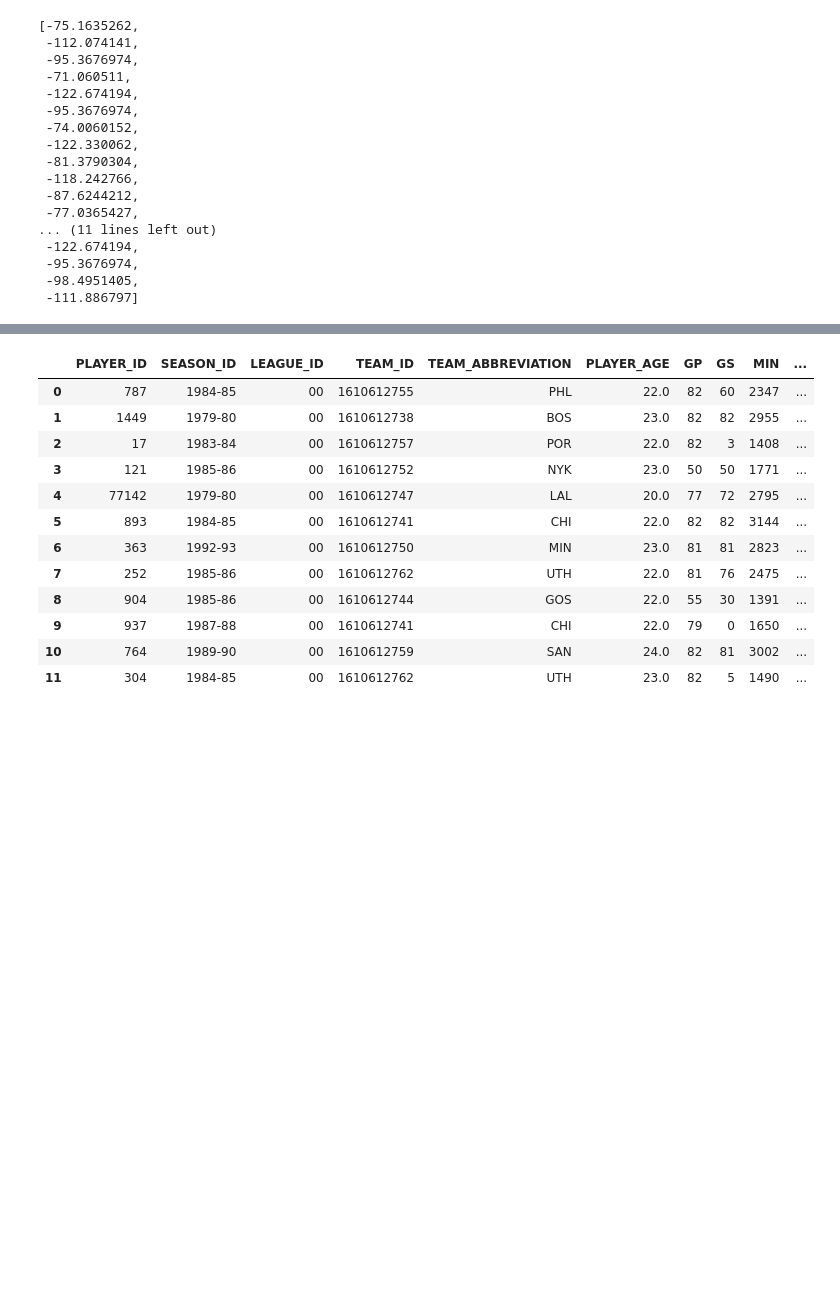
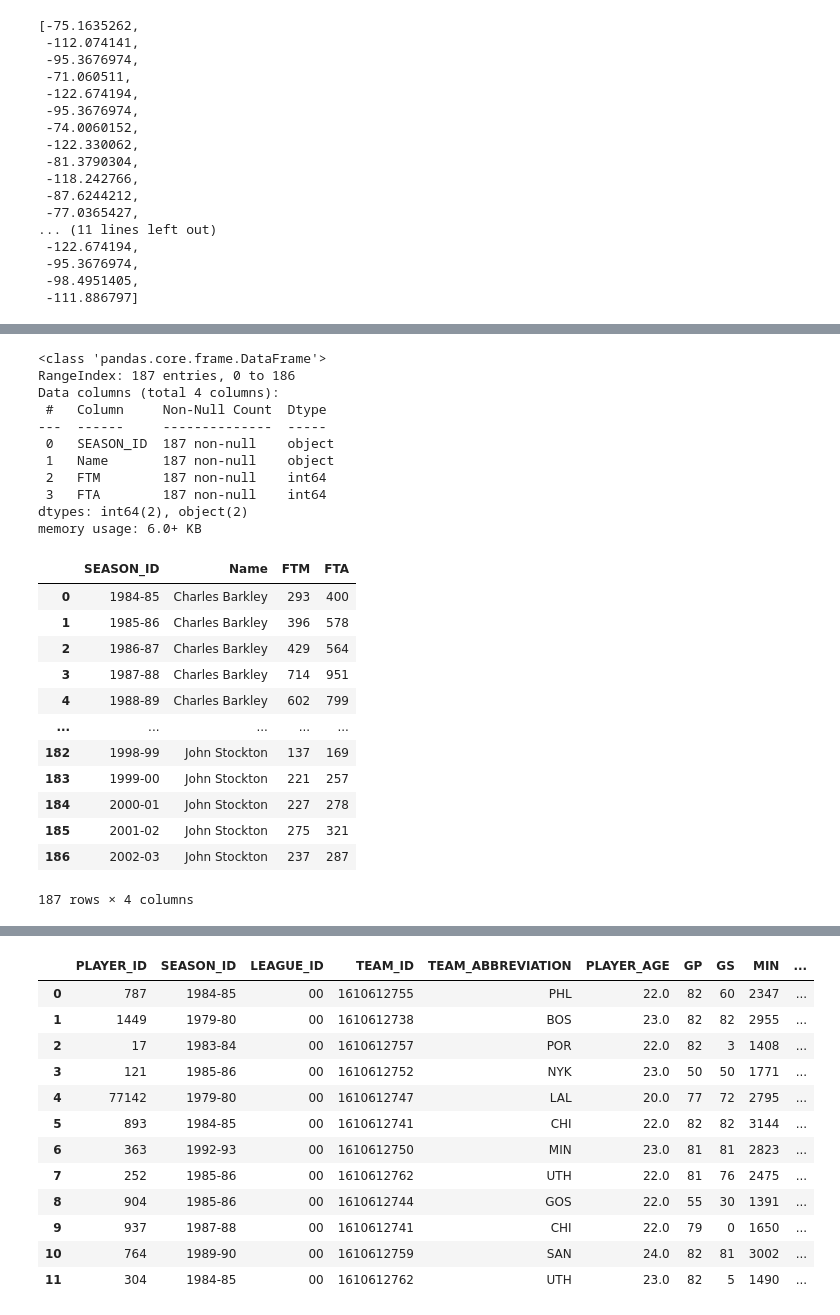
Before and after one commit to e-harrell/dreamteam92, a Jupyter notebook: project notebook.ipynb, the cells around one changed output, grey strips where cells are left out. Saved outputs shown, nothing was run; the diff lists cells and outputs as text; code cells hidden in the pictures; blank space fills up the shorter version.

Commit message:
corrected data for scatterplots for multipe season IDs

```diff
--- a/project notebook.ipynb
+++ b/project notebook.ipynb
@@ -601,0 +530,65 @@ df_ft_laettner
+# %%
+#generating scatter plot showing number of free throws made by the number of free throws attempted
+#wrangling data to deal with multiple season IDs for drexler and laettner
+#create new dataframe for just free throw information
+#create 3 dataframes for players with all single season IDs so that drexler and laetnner data can be put back in later in order
+target_categories1=['Charles Barkley','Larry Bird']
+is_in_target_categories1 = df_all['Name'].isin(target_categories1)
+df_ft1=df_all.loc[is_in_target_categories1,
+                 ['SEASON_ID','Name', 'FTM','FTA']].reset_index(drop=True)
+
+target_categories2=['Patrick Ewing','Magic Johnson', 'Michael Jordan']
+is_in_target_categories2 = df_all['Name'].isin(target_categories2)
+df_ft2=df_all.loc[is_in_target_categories2,
+                 ['SEASON_ID','Name', 'FTM','FTA']].reset_index(drop=True)
+
+target_categories3=['Karl Malone','Chris Mullin', 'Scottie Pippen', 'David Robinson', 'John Stockton']
+is_in_target_categories3 = df_all['Name'].isin(target_categories3)
+df_ft3=df_all.loc[is_in_target_categories3,
+                 ['SEASON_ID','Name', 'FTM','FTA']].reset_index(drop=True)
+
+#get free throw information for drexler
+df_ft_drexler=df_all.loc[df_all['Name']=='Clyde Drexler', ['SEASON_ID','Name', 'FTM','FTA']].reset_index(drop=True)
+
+#get free throw information for laettner
+df_ft_laettner=df_all.loc[df_all['Name']=='Christian Laettner', ['SEASON_ID','Name', 'FTM','FTA']].reset_index(drop=True)
+
+#get average of FTM, FTA, and FT_PCT for each season ID so that there is one set of stats for each season ID
+df_ft_drexler_mean=df_ft_drexler.groupby('SEASON_ID')[['FTM','FTA']].mean().reset_index()
+df_ft_drexler_mean['Name']='Clyde Drexler'
+df_ft_laettner_mean=df_ft_laettner.groupby('SEASON_ID')[['FTM','FTA']].mean().reset_index()
+df_ft_laettner_mean['Name'] = 'Christian Laettner'
+
+#put drexler and laettner free throw dataframes and 3 other dataframes together into single dataframe
+df_ft=pd.concat([df_ft1, df_ft_drexler_mean, df_ft2, df_ft_laettner_mean, df_ft3], axis=0).reset_index(drop=True)
+
+#make sure that FTM and FTA are integers
+df_ft['FTA']=df_ft['FTA'].astype(int)
+df_ft['FTM']=df_ft['FTM'].astype(int)
+df_ft.info()
+df_ft
+# %% [output]
+<class 'pandas.core.frame.DataFrame'>
+RangeIndex: 187 entries, 0 to 186
+Data columns (total 4 columns):
+ #   Column     Non-Null Count  Dtype
+---  ------     --------------  -----
+ 0   SEASON_ID  187 non-null    object
+ 1   Name       187 non-null    object
+ 2   FTM        187 non-null    int64
+ 3   FTA        187 non-null    int64
+dtypes: int64(2), object(2)
+memory usage: 6.0+ KB
+|  | SEASON_ID | Name | FTM | FTA |
+| 0 | 1984-85 | Charles Barkley | 293 | 400 |
+| 1 | 1985-86 | Charles Barkley | 396 | 578 |
+| 2 | 1986-87 | Charles Barkley | 429 | 564 |
+| 3 | 1987-88 | Charles Barkley | 714 | 951 |
+| 4 | 1988-89 | Charles Barkley | 602 | 799 |
+| ... | ... | ... | ... | ... |
+| 182 | 1998-99 | John Stockton | 137 | 169 |
+| 183 | 1999-00 | John Stockton | 221 | 257 |
+| 184 | 2000-01 | John Stockton | 227 | 278 |
+| 185 | 2001-02 | John Stockton | 275 | 321 |
+| 186 | 2002-03 | John Stockton | 237 | 287 |
+187 rows × 4 columns
```
Also changed, not shown: parts of 18 cells of this notebook.
